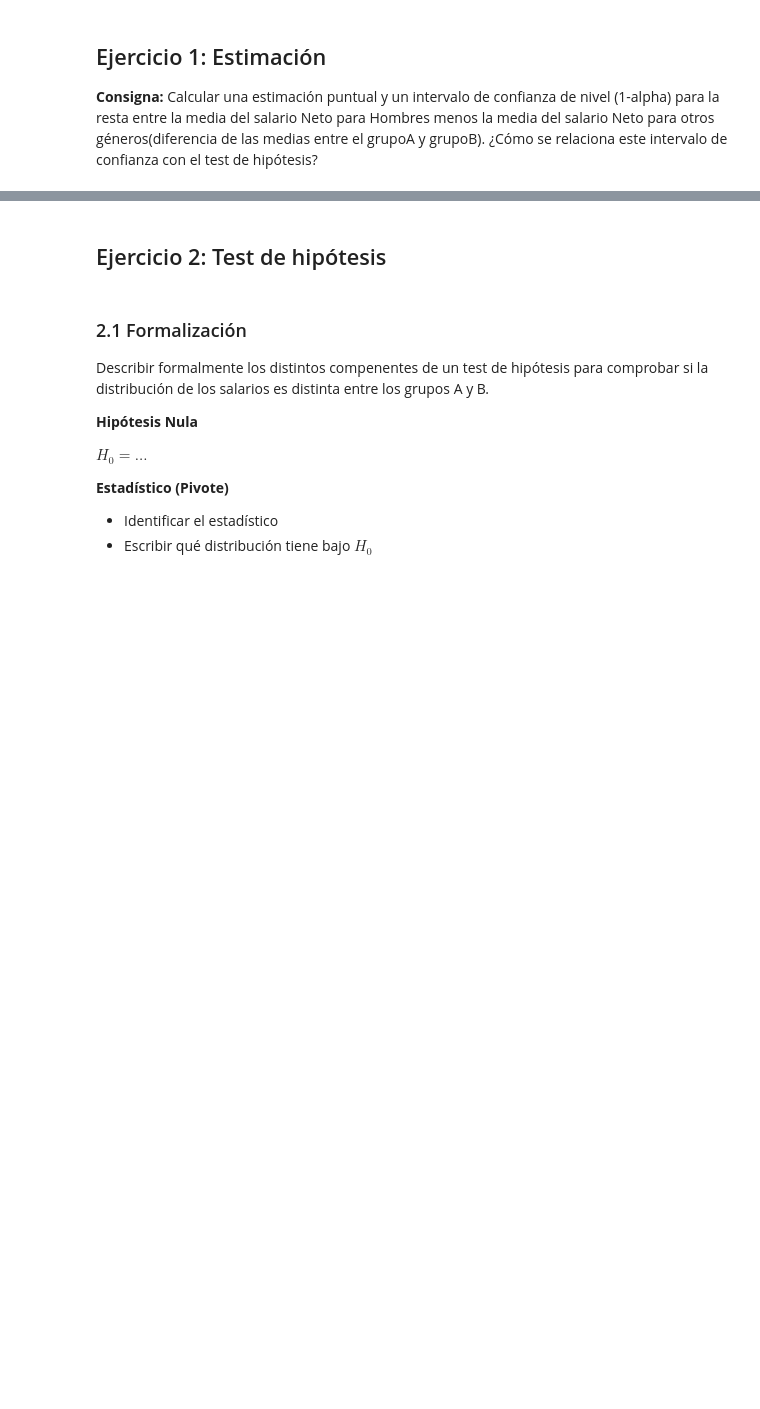
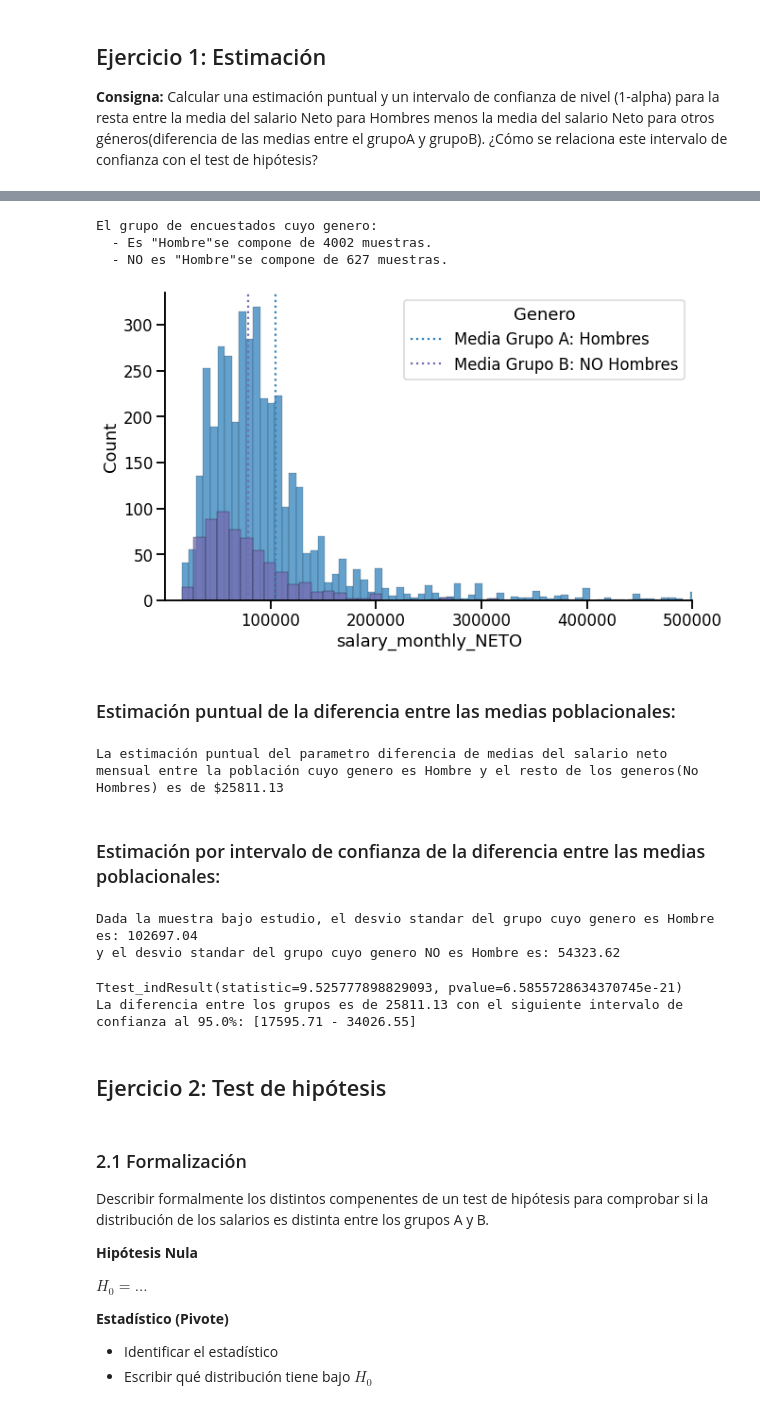
Before and after one commit to argennof/Data_A-V_2022, a Jupyter notebook: Grupo_24_Entregable_Parte_2.ipynb, the cells around one changed output, grey strips where cells are left out. Drawn from its saved outputs; the diff is of its cells as text; code cells hidden in the pictures; blank space fills up the shorter version.

```diff
--- a/Grupo_24_Entregable_Parte_2.ipynb
+++ b/Grupo_24_Entregable_Parte_2.ipynb
@@ -66,3 +139,77 @@ groupB = df[(df.salary_monthly_NETO > 1000) & ~is_man].salary_monthly_NETO
+# %%
+is_man = df_filtered.profile_gender == 'Hombre'
+
+groupA = df_filtered[is_man].salary_monthly_NETO
+groupB = df_filtered[~is_man].salary_monthly_NETO
+
+# Conteo de puntos muestrales que componen cada grupo
+nA = len(groupA)
+nB = len(groupB)
+print(f'El grupo de encuestados cuyo genero:')
+print(f'  - Es "Hombre"se compone de {nA} muestras.')
+print(f'  - NO es "Hombre"se compone de {nB} muestras.')
+# %% [output]
+El grupo de encuestados cuyo genero:
+  - Es "Hombre"se compone de 4002 muestras.
+  - NO es "Hombre"se compone de 627 muestras.
+# %%
+is_man = df_filtered.profile_gender == 'Hombre'
+
+groupA = df_filtered[is_man]
+groupB = df_filtered[~is_man]
+
+fig, ax = plt.subplots(figsize=(10,6))
+seaborn.despine()
+seaborn.histplot(groupA, x="salary_monthly_NETO", color= seaborn.color_palette("tab20c")[0] ,ax = ax,fill=True)
+plt.axvline(groupA['salary_monthly_NETO'].mean(), color= seaborn.color_palette("tab20c")[0] ,linestyle='dotted')
+seaborn.histplot(groupB, x="salary_monthly_NETO", color= seaborn.color_palette("tab20c")[12], ax = ax, fill=True)
+plt.axvline(groupB['salary_monthly_NETO'].mean(), color= seaborn.color_palette("tab20c")[12] ,linestyle='dotted')
+ax.set_xlim(1, 500000) # Se restringe la visualización al máximo de $500000.
+plt.legend(labels=["Media Grupo A: Hombres","Media Grupo B: NO Hombres"], title = "Genero");
+# %% [output]
+[figure, added]
+# %% [markdown]
+### Estimación puntual de la diferencia entre las medias poblacionales:
+# %%
+mean_diff = groupA.mean()-groupB.mean()
+print(f"La estimación puntual del parametro diferencia de medias del salario neto mensual entre la población cuyo genero es Hombre y el resto de los generos(No Hombres) es de ${round(mean_diff,2)}")
+# %% [output]
+La estimación puntual del parametro diferencia de medias del salario neto mensual entre la población cuyo genero es Hombre y el resto de los generos(No Hombres) es de $25811.13
+# %% [markdown]
+### Estimación por intervalo de confianza de la diferencia entre las medias poblacionales:
+# %%
+from scipy.stats import ttest_ind
+from scipy.stats import t
+
+# Probabilidad de error (Riesgo medible)
+alpha = 0.05
+
+# dof: Degrees of freedom
+dof = nA + nB - 2
+
+# Desvio standar de cada grupo
+stdA = groupA.std()
+stdB = groupB.std()
+print(f"Dada la muestra bajo estudio, el desvío standar del grupo cuyo genero es Hombre es: {round(stdA,2)}")
+print(f"y el desvio standar del grupo cuyo genero NO es Hombre es: {round(stdB,2)}")
+
+std_AB = numpy.sqrt(((nA - 1)*(stdA)**2 + (nB - 1)*(stdB)**2) / dof)
+# %% [output]
+Dada la muestra bajo estudio, el desvio standar del grupo cuyo genero es Hombre es: 102697.04
+y el desvio standar del grupo cuyo genero NO es Hombre es: 54323.62
+# %%
+
+
+t_val = t.ppf([1-alpha/2], dof)[0]
+
+# MoE: Margin of error
+MoE = t_val * std_AB * numpy.sqrt(1/nA + 1/nB)
+li = mean_diff - MoE
+ls = mean_diff + MoE
+print(f'La diferencia entre los grupos es de {mean_diff:3.2f} con el siguiente intervalo de confianza al {100-alpha*100}%: [{li:3.2f} - {ls:3.2f}]')
+# %% [output]
+Ttest_indResult(statistic=9.525777898829093, pvalue=6.5855728634370745e-21)
+La diferencia entre los grupos es de 25811.13 con el siguiente intervalo de confianza al 95.0%: [17595.71 - 34026.55]
 # %% [markdown]
 ## Ejercicio 2: Test de hipótesis
 # %% [markdown]
```
Also changed, not shown: parts of 27 cells of this notebook.
